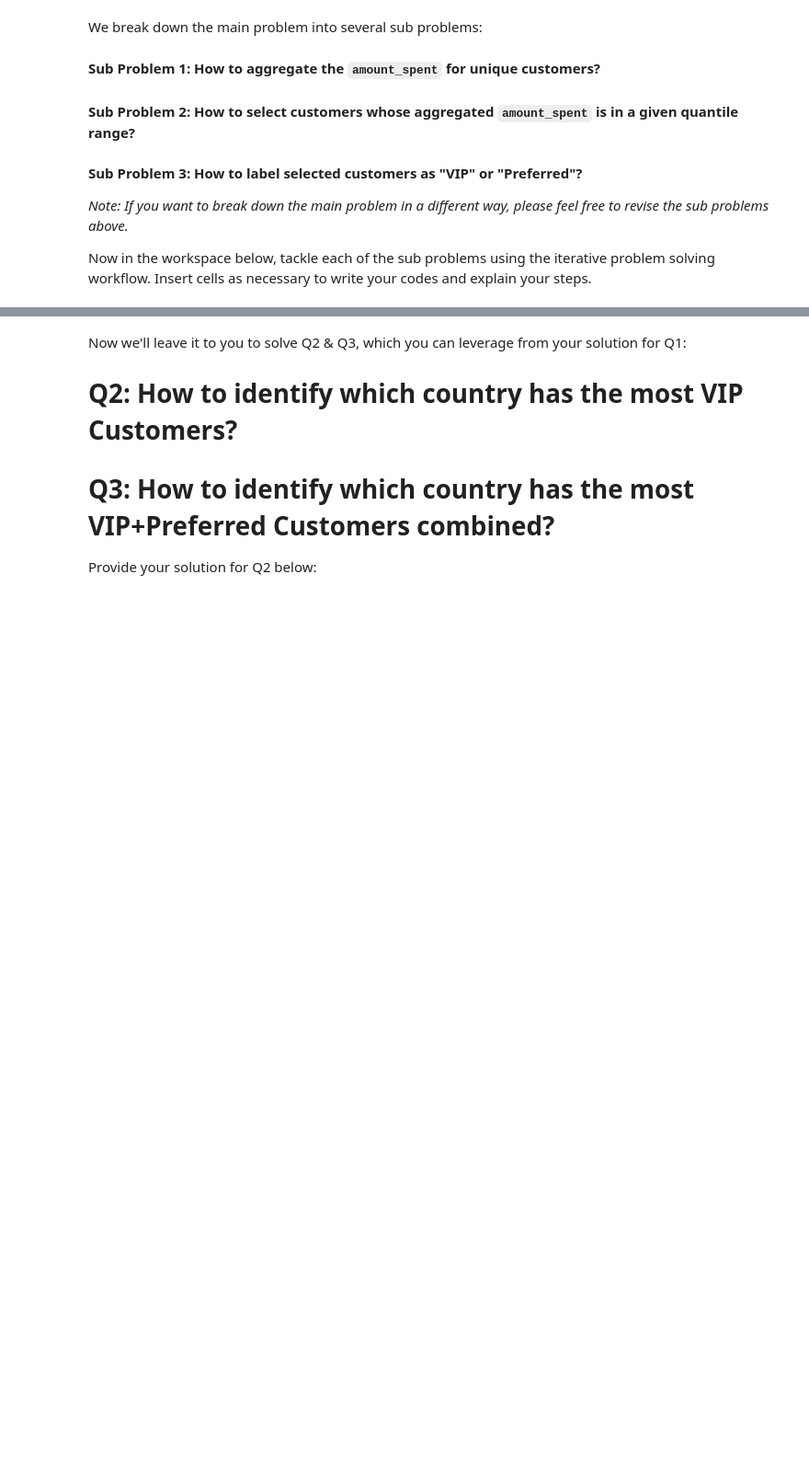
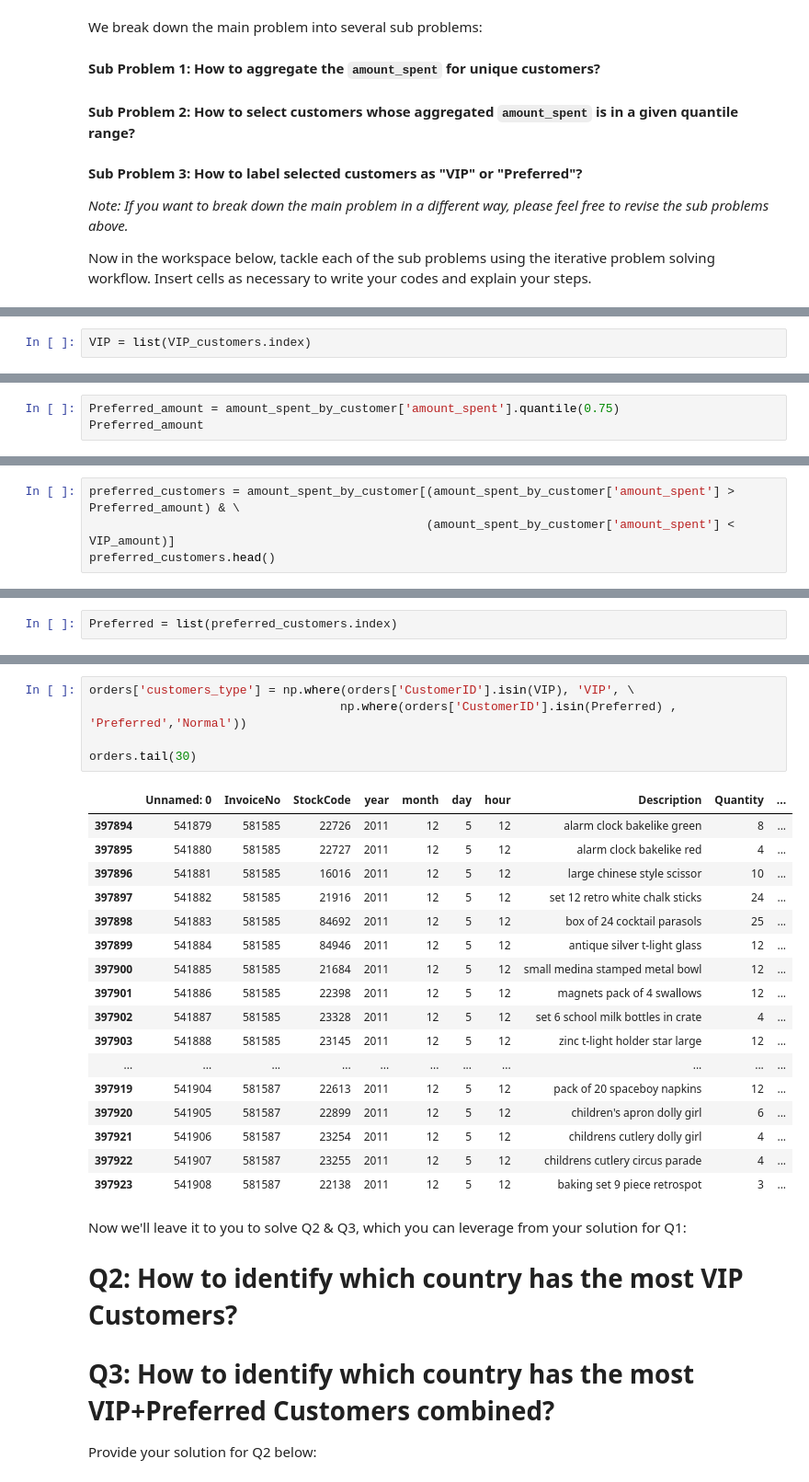
Before and after one commit to JavierLuna/data-labs, a Jupyter notebook: module-2/lab-df-calculation-and-transformation/your-code/challenge-3.ipynb, the cells around one changed output, grey strips where cells are left out. Shown at 92% size. Cells and saved outputs as stored; diff of their text form; blank space fills up the shorter version.

```diff
--- a/module-2/lab-df-calculation-and-transformation/your-code/challenge-3.ipynb
+++ b/module-2/lab-df-calculation-and-transformation/your-code/challenge-3.ipynb
@@ -49,0 +133,2 @@ Now in the workspace below, tackle each of the sub problems using the iterative
+# %%
+VIP = list(VIP_customers.index)
@@ -49,0 +137,3 @@ Now in the workspace below, tackle each of the sub problems using the iterative
+# %%
+Preferred_amount = amount_spent_by_customer['amount_spent'].quantile(0.75)
+Preferred_amount
@@ -49,0 +142,4 @@ Now in the workspace below, tackle each of the sub problems using the iterative
+# %%
+preferred_customers = amount_spent_by_customer[(amount_spent_by_customer['amount_spent'] > Preferred_amount) & \
+                                               (amount_spent_by_customer['amount_spent'] < VIP_amount)]
+preferred_customers.head()
@@ -49,0 +154,2 @@ Now in the workspace below, tackle each of the sub problems using the iterative
+# %%
+Preferred = list(preferred_customers.index)
@@ -50,3 +170,26 @@ Now in the workspace below, tackle each of the sub problems using the iterative
+# %%
+orders['customers_type'] = np.where(orders['CustomerID'].isin(VIP), 'VIP', \
+                                   np.where(orders['CustomerID'].isin(Preferred) , 'Preferred','Normal'))
+
+orders.tail(30)
+# %% [output]
+|  | Unnamed: 0 | InvoiceNo | StockCode | year | month | day | hour | Description | Quantity | ... |
+| 397894 | 541879 | 581585 | 22726 | 2011 | 12 | 5 | 12 | alarm clock bakelike green | 8 | ... |
+| 397895 | 541880 | 581585 | 22727 | 2011 | 12 | 5 | 12 | alarm clock bakelike red | 4 | ... |
+| 397896 | 541881 | 581585 | 16016 | 2011 | 12 | 5 | 12 | large chinese style scissor | 10 | ... |
+| 397897 | 541882 | 581585 | 21916 | 2011 | 12 | 5 | 12 | set 12 retro white chalk sticks | 24 | ... |
+| 397898 | 541883 | 581585 | 84692 | 2011 | 12 | 5 | 12 | box of 24 cocktail parasols | 25 | ... |
+| 397899 | 541884 | 581585 | 84946 | 2011 | 12 | 5 | 12 | antique silver t-light glass | 12 | ... |
+| 397900 | 541885 | 581585 | 21684 | 2011 | 12 | 5 | 12 | small medina stamped metal bowl | 12 | ... |
+| 397901 | 541886 | 581585 | 22398 | 2011 | 12 | 5 | 12 | magnets pack of 4 swallows | 12 | ... |
+| 397902 | 541887 | 581585 | 23328 | 2011 | 12 | 5 | 12 | set 6 school milk bottles in crate | 4 | ... |
+| 397903 | 541888 | 581585 | 23145 | 2011 | 12 | 5 | 12 | zinc t-light holder star large | 12 | ... |
+| ... | ... | ... | ... | ... | ... | ... | ... | ... | ... | ... |
+| 397919 | 541904 | 581587 | 22613 | 2011 | 12 | 5 | 12 | pack of 20 spaceboy napkins | 12 | ... |
+| 397920 | 541905 | 581587 | 22899 | 2011 | 12 | 5 | 12 | children's apron dolly girl | 6 | ... |
+| 397921 | 541906 | 581587 | 23254 | 2011 | 12 | 5 | 12 | childrens cutlery dolly girl | 4 | ... |
+| 397922 | 541907 | 581587 | 23255 | 2011 | 12 | 5 | 12 | childrens cutlery circus parade | 4 | ... |
+| 397923 | 541908 | 581587 | 22138 | 2011 | 12 | 5 | 12 | baking set 9 piece retrospot | 3 | ... |
 # %% [markdown]
 Now we'll leave it to you to solve Q2 & Q3, which you can leverage from your solution for Q1:
 
```
Also changed, not shown: parts of 22 cells of this notebook.
